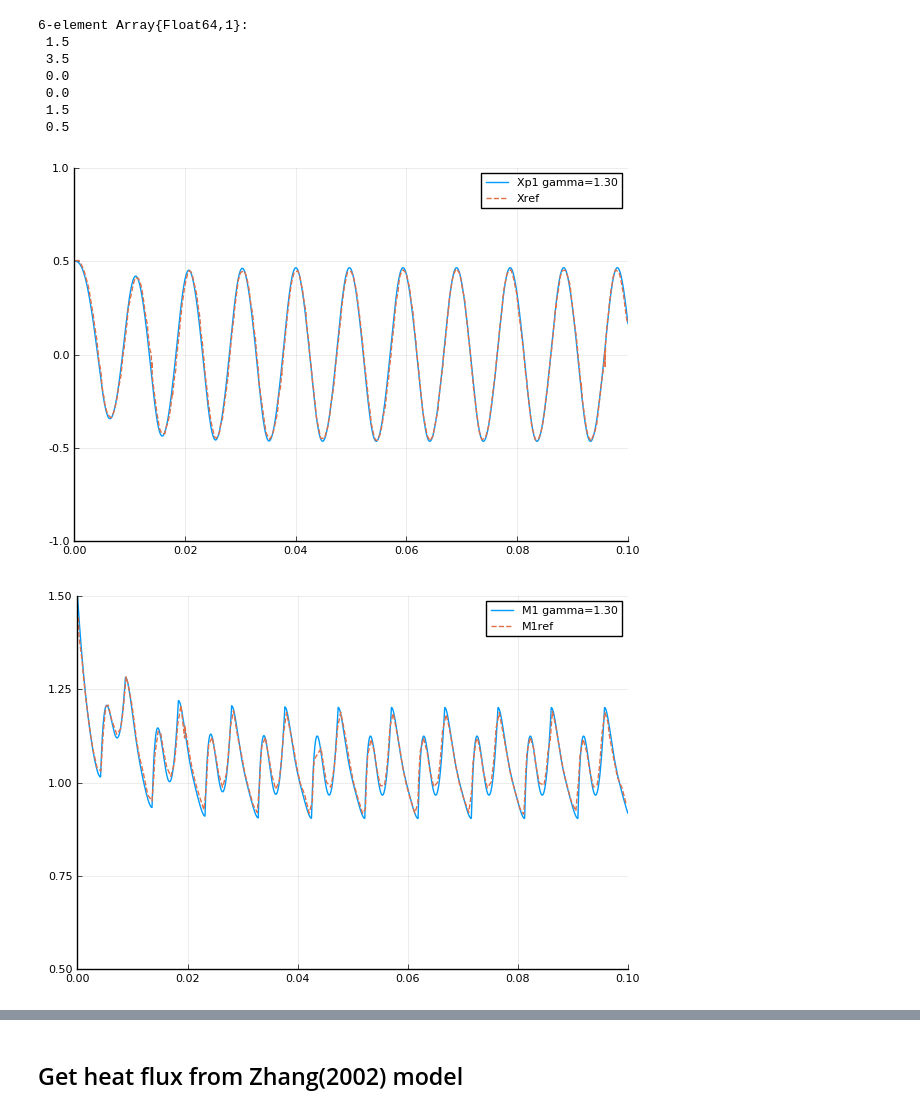
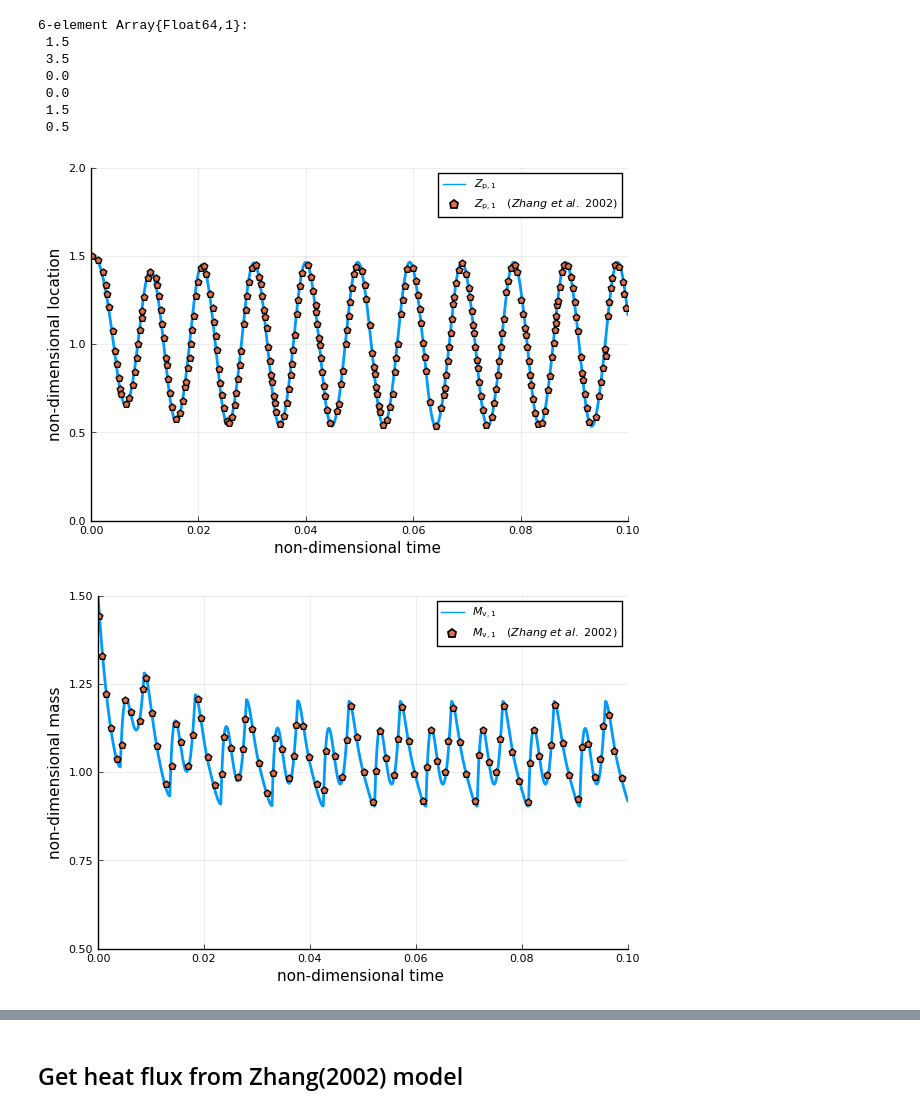
Before and after one commit to liyuxuan48/OneDThermalFlow, a Jupyter notebook: examples/U shape PHP dynamics.ipynb, the cells around one changed output, grey strips where cells are left out. Saved outputs shown, nothing was run; the diff lists cells and outputs as text; code cells hidden in the pictures.

```diff
--- a/examples/U shape PHP dynamics.ipynb
+++ b/examples/U shape PHP dynamics.ipynb
@@ -154,16 +161,16 @@ cd(dirname(pwd()))
 cd("data")
 # %%
 Xprefmatrix = readdlm("Xp.txt",Float64)
-plot(result1.t,result1.Xp[1].-1,label="Xp1 gamma=1.30")
-plot!(Xprefmatrix[:,1],Xprefmatrix[:,2], line=:dash, label="Xref",xlim=(0.0,0.1),ylim=(-1.0,1.0))
-savefig("Xp.pdf")
+plot(result1.t,result1.Xp[1], linewidth=2.0, label="\$Z_{\\mathrm{p},1}\$")
+plot!(Xprefmatrix[1:2:end,1],Xprefmatrix[1:2:end,2].+1, linewidth=0.0, marker=(:pentagon, 5), label="\$Z_{\\mathrm{p},1} \\quad( Zhang \\ et \\ al. \\ 2002)\$",xlim=(0.0,0.1),ylim=(0.0,2.0),xlabel="non-dimensional time ",ylabel="non-dimensional location")
+savefig("UtubeZ.pdf")
 # %% [output]
-[figure, old version]
+[figure, new version]
 # %%
 M1refmatrix = readdlm("M1.txt", ',', Float64)
-plot(result1.t,result1.M[1],label="M1 gamma=1.30")
-plot!(M1refmatrix[:,1],M1refmatrix[:,2], line=:dash, label="M1ref",xlim=(0.0,0.1),ylim=(0.5,1.5))
-savefig("M1.pdf")
+plot(result1.t,result1.M[1], linewidth=2.0, label="\$M_{\\mathrm{v},1}\$")
+plot!(M1refmatrix[1:2:end,1],M1refmatrix[1:2:end,2], linewidth=0.0, marker=(:pentagon, 5), label="\$M_{\\mathrm{v},1} \\quad( Zhang \\ et \\ al. \\ 2002) \$",xlim=(0.0,0.1),ylim=(0.5,1.5),xlabel="non-dimensional time ",ylabel="non-dimensional mass")
+savefig("UtubeM1.pdf")
 # %% [output]
-[figure, old version]
+[figure, new version]
 # %%
```
Also changed, not shown: parts of 4 cells of this notebook, 2 other files.
